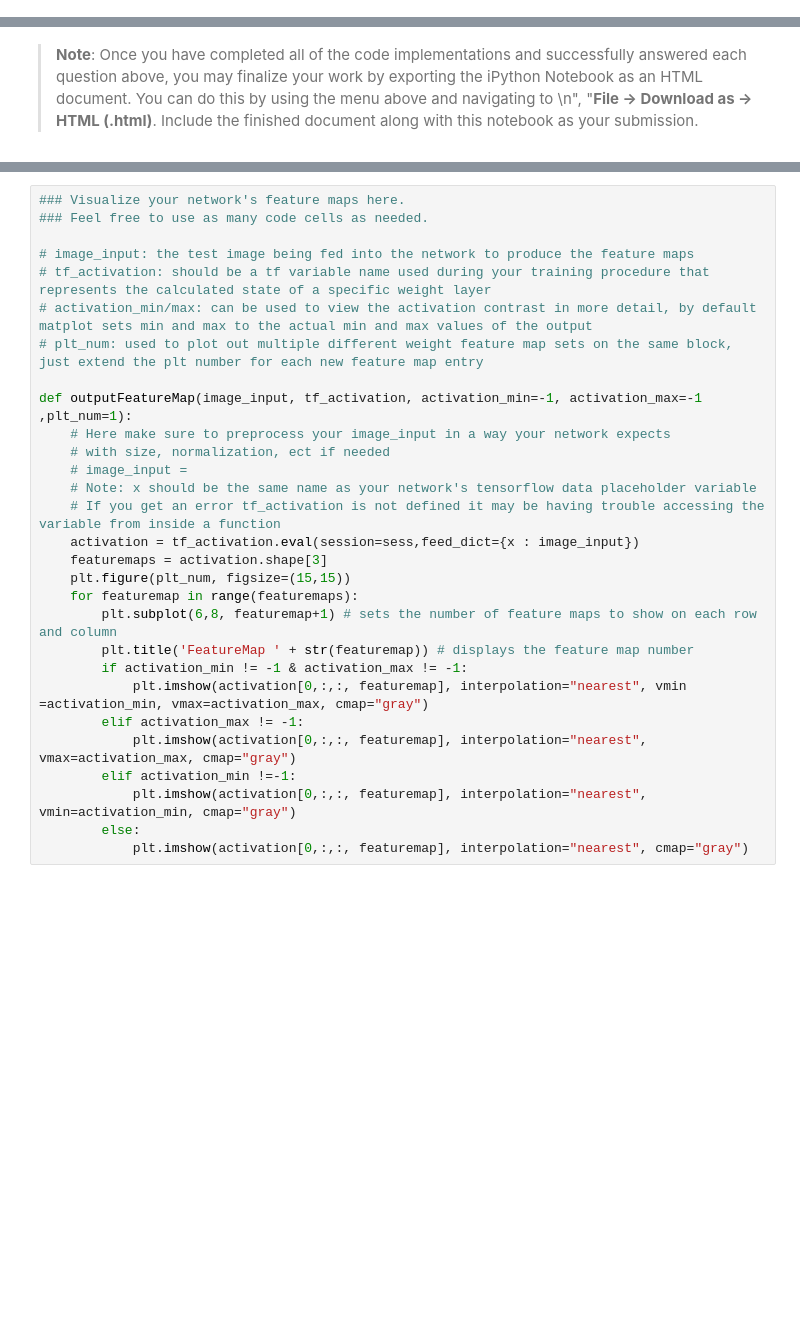
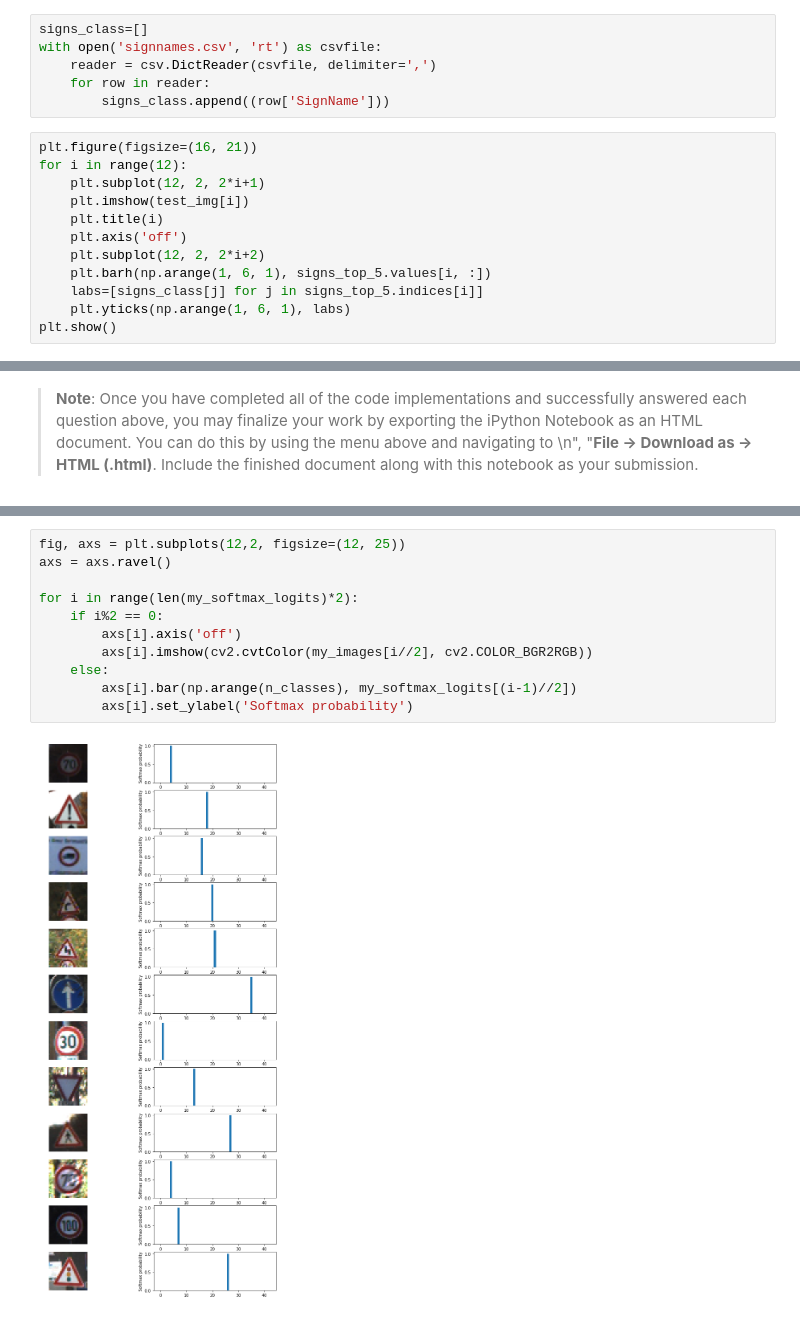
Before and after one commit to anudeepsekhar/Traffic-Sign-Classifier, a Jupyter notebook: Traffic_Sign_Classifier.ipynb, the cells around one changed output, grey strips where cells are left out. Saved outputs shown, nothing was run; the diff lists cells and outputs as text; blank space fills up the shorter version.

```diff
--- a/Traffic_Sign_Classifier.ipynb
+++ b/Traffic_Sign_Classifier.ipynb
@@ -668,3 +749,21 @@ Looking just at the first row we get `[ 0.34763842,  0.24879643,  0.12789202]`,
+# %%
+signs_class=[]
+with open('signnames.csv', 'rt') as csvfile:
+    reader = csv.DictReader(csvfile, delimiter=',')
+    for row in reader:
+        signs_class.append((row['SignName']))
+# %%
+plt.figure(figsize=(16, 21))
+for i in range(12):
+    plt.subplot(12, 2, 2*i+1)
+    plt.imshow(test_img[i])
+    plt.title(i)
+    plt.axis('off')
+    plt.subplot(12, 2, 2*i+2)
+    plt.barh(np.arange(1, 6, 1), signs_top_5.values[i, :])
+    labs=[signs_class[j] for j in signs_top_5.indices[i]]
+    plt.yticks(np.arange(1, 6, 1), labs)
+plt.show()
 # %% [markdown]
 ### Project Writeup
 
@@ -691,32 +790,16 @@ For an example of what feature map outputs look like, check out NVIDIA's results
  </figcaption>
 </figure>
  <p></p>
-# %%
-### Visualize your network's feature maps here.
-### Feel free to use as many code cells as needed.
-
-# image_input: the test image being fed into the network to produce the feature maps
-# tf_activation: should be a tf variable name used during your training procedure that represents the calculated state of a specific weight layer
-# activation_min/max: can be used to view the activation contrast in more detail, by default matplot sets min and max to the actual min and max values of the output
-# plt_num: used to plot out multiple different weight feature map sets on the same block, just extend the plt number for each new feature map entry
-
-def outputFeatureMap(image_input, tf_activation, activation_min=-1, activation_max=-1 ,plt_num=1):
-    # Here make sure to preprocess your image_input in a way your network expects
-    # with size, normalization, ect if needed
-    # image_input =
-    # Note: x should be the same name as your network's tensorflow data placeholder variable
-    # If you get an error tf_activation is not defined it may be having trouble accessing the variable from inside a function
-    activation = tf_activation.eval(session=sess,feed_dict={x : image_input})
-    featuremaps = activation.shape[3]
-    plt.figure(plt_num, figsize=(15,15))
-    for featuremap in range(featuremaps):
-        plt.subplot(6,8, featuremap+1) # sets the number of feature maps to show on each row and column
-        plt.title('FeatureMap ' + str(featuremap)) # displays the feature map number
-        if activation_min != -1 & activation_max != -1:
-            plt.imshow(activation[0,:,:, featuremap], interpolation="nearest", vmin =activation_min, vmax=activation_max, cmap="gray")
-        elif activation_max != -1:
-            plt.imshow(activation[0,:,:, featuremap], interpolation="nearest", vmax=activation_max, cmap="gray")
-        elif activation_min !=-1:
-            plt.imshow(activation[0,:,:, featuremap], interpolation="nearest", vmin=activation_min, cmap="gray")
-        else:
-            plt.imshow(activation[0,:,:, featuremap], interpolation="nearest", cmap="gray")
+# %%
+fig, axs = plt.subplots(12,2, figsize=(12, 25))
+axs = axs.ravel()
+
+for i in range(len(my_softmax_logits)*2):
+    if i%2 == 0:
+        axs[i].axis('off')
+        axs[i].imshow(cv2.cvtColor(my_images[i//2], cv2.COLOR_BGR2RGB))
+    else:
+        axs[i].bar(np.arange(n_classes), my_softmax_logits[(i-1)//2])
+        axs[i].set_ylabel('Softmax probability')
+# %% [output]
+[figure, added]
```
Also changed, not shown: parts of 14 cells of this notebook, 7 other files.
